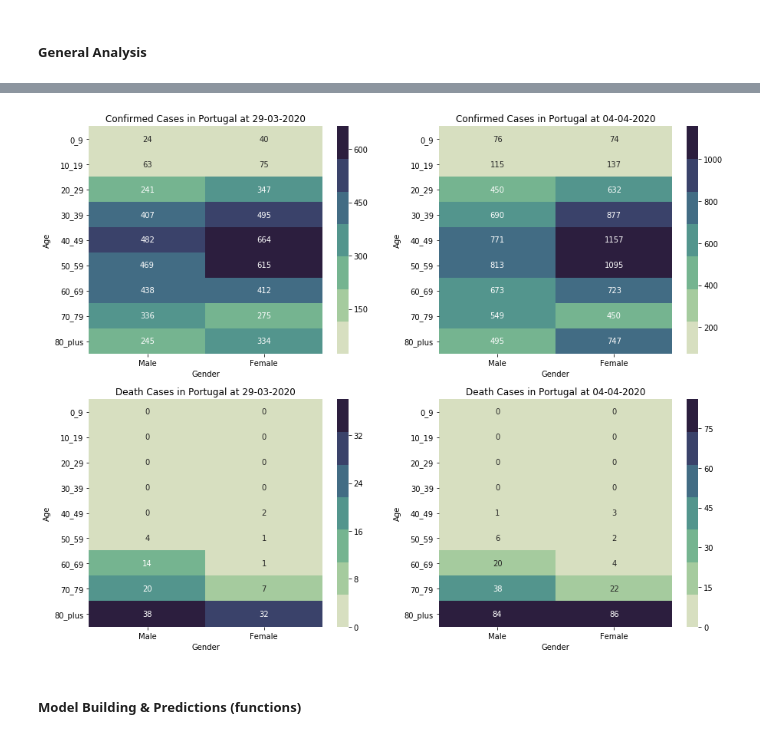
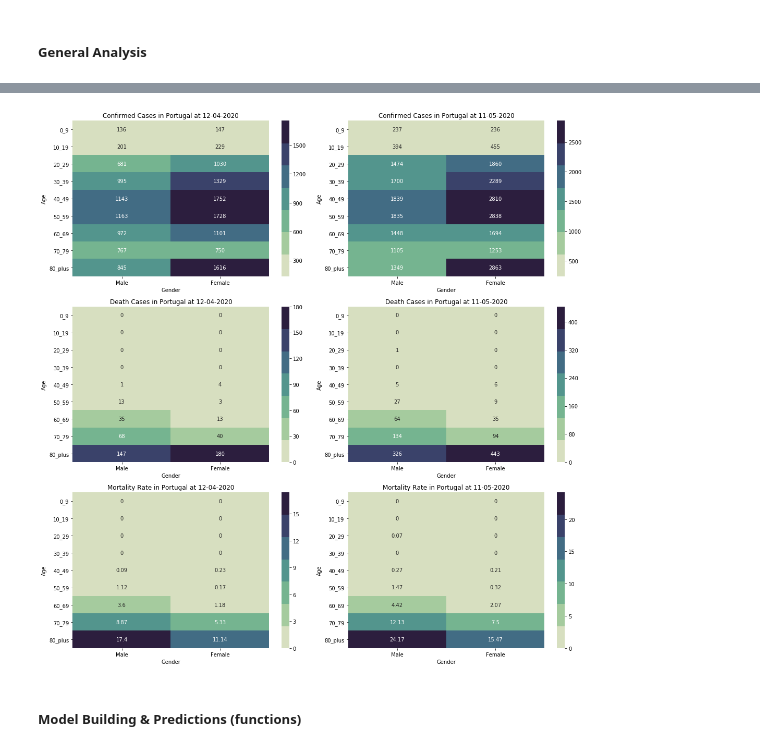
Before and after one commit to joaogouveia18/A_Daily_Analysis_of_Coronavirus, a Jupyter notebook: The_Corona_Wars.ipynb, the cells around one changed output, grey strips where cells are left out. Cells and saved outputs as stored; diff of their text form; code cells hidden in the pictures.

```diff
--- a/The_Corona_Wars.ipynb
+++ b/The_Corona_Wars.ipynb
@@ -130,9 +125,14 @@ obitos_f = {col[:-2][7:]:int(dt[-1:][col]) for col in [x for x in dt.columns if
 obitos = pd.DataFrame.from_dict(obitos_m, orient='index', columns=['Male'])
 obitos['Female'] = pd.Series(obitos_f, name='Female')
 
+
+    ### DEATH RATE
+
+mortalidade = round(obitos/confirmados*100,2)
+
     ### PLOT HEATMAPS
 
-fig5, (ax1, ax2) = plt.subplots(1,2, figsize=(15,4))
+fig5, (ax1, ax2, ax3) = plt.subplots(1,3, figsize=(15,4))
 
 sns.heatmap(confirmados, annot=True, cmap=sns.cubehelix_palette(7,start=.5, rot=-.75), ax=ax1, fmt='g')
 bottom, top = ax1.get_ylim()
@@ -148,7 +148,14 @@ ax2.set_title('Death Cases in Portugal at '+ str(dt.iloc[-1]['data']))
 ax2.set_xlabel('Gender')
 ax2.set_ylabel('Age')
 
-plt.show()
+sns.heatmap(mortalidade, annot=True, cmap=sns.cubehelix_palette(7,start=.5, rot=-.75), ax=ax3, fmt='g')
+bottom, top = ax3.get_ylim()
+ax3.set_ylim(bottom + 0.5, top - 0.5)
+ax3.set_title('Mortality Rates (%) in Portugal at ' + str(dt.iloc[-1]['data']))
+ax3.set_xlabel('Gender')
+ax3.set_ylabel('Age')
+
+plt.tight_layout()
 
 fig5.savefig('Daily Report/heatmaps_confirmed_death.png')
 # %% [output]
@@ -176,6 +183,10 @@ def compare_day_with_today(day):
     day_obitos = pd.DataFrame.from_dict(day_obitos_m, orient='index', columns=['Male'])
     day_obitos['Female'] = pd.Series(day_obitos_f, name='Female')
 
+        ### MORTALITY RATE
+
+    day_mortalidade = round(day_obitos/day_confirmados*100,2)
+
         ### CONFIRMED CASES
 
     #define dictionaries for today
@@ -196,10 +207,13 @@ def compare_day_with_today(day):
     today_obitos = pd.DataFrame.from_dict(today_obitos_m, orient='index', columns=['Male'])
     today_obitos['Female'] = pd.Series(today_obitos_f, name='Female')
 
+         ### MORTALITY RATE
+
+    today_mortalidade = round(today_obitos/today_confirmados*100,2)
 
         ### PLOT HEATMAPS
 
-    fig6, axs = plt.subplots(2,2, figsize=(15,12))
+    fig6, axs = plt.subplots(3,2, figsize=(15,15))
 
     sns.heatmap(day_confirmados, annot=True, cmap=sns.cubehelix_palette(7,start=.5, rot=-.75), ax=axs[0,0], fmt='g')
     bottom, top = axs[0,0].get_ylim()
@@ -233,13 +247,29 @@ def compare_day_with_today(day):
     axs[1,1].set_ylabel('Age')
     axs[1,1].set_yticklabels(axs[1,1].get_yticklabels(), rotation=0, horizontalalignment='right')
 
-    plt.show()
+    sns.heatmap(day_mortalidade, annot=True, cmap=sns.cubehelix_palette(7,start=.5, rot=-.75), ax=axs[2,0], fmt='g')
+    bottom, top = axs[2,0].get_ylim()
+    axs[2,0].set_ylim(bottom + 0.5, top - 0.5)
+    axs[2,0].set_title('Mortality Rate in Portugal at '+ str(dt.iloc[day]['data']))
+    axs[2,0].set_xlabel('Gender')
+    axs[2,0].set_ylabel('Age')
+    axs[2,0].set_yticklabels(axs[2,0].get_yticklabels(), rotation=0, horizontalalignment='right')
+
+    sns.heatmap(today_mortalidade, annot=True, cmap=sns.cubehelix_palette(7,start=.5, rot=-.75), ax=axs[2,1], fmt='g')
+    bottom, top = axs[2,1].get_ylim()
+    axs[2,1].set_ylim(bottom + 0.5, top - 0.5)
+    axs[2,1].set_title('Mortality Rate in Portugal at '+ str(dt.iloc[-1]['data']))
+    axs[2,1].set_xlabel('Gender')
+    axs[2,1].set_ylabel('Age')
+    axs[2,1].set_yticklabels(axs[2,1].get_yticklabels(), rotation=0, horizontalalignment='right')
+
+    plt.tight_layout()
 
     fig6.savefig('Daily Report/comparison_confirmed_death.png')
 # %%
-compare_day_with_today(len(dt)-7)
+compare_day_with_today(len(dt)-30)
 # %% [output]
-[figure, old version]
+[figure, new version]
 # %% [markdown]
 ##### Model Building & Predictions (functions)
 # %%
```
Also changed, not shown: parts of 7 cells of this notebook.
